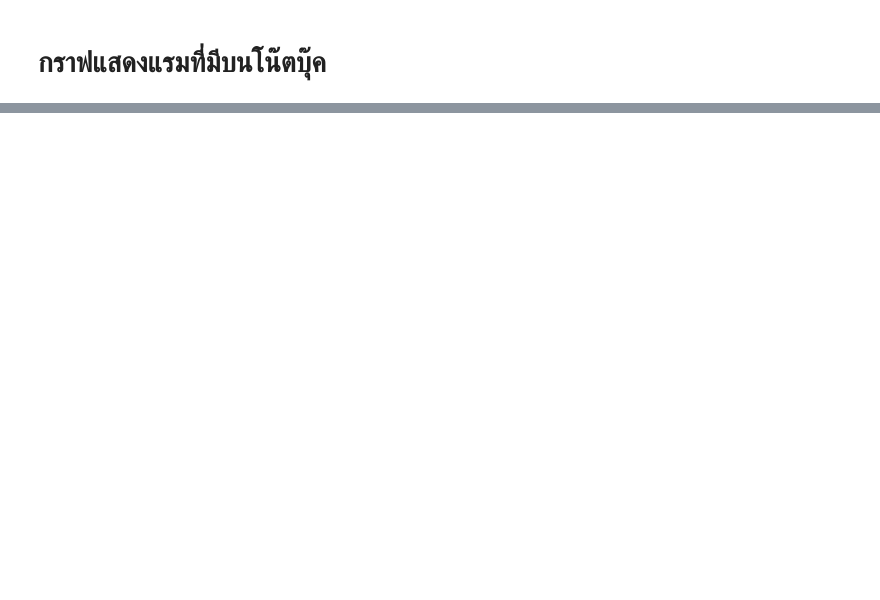
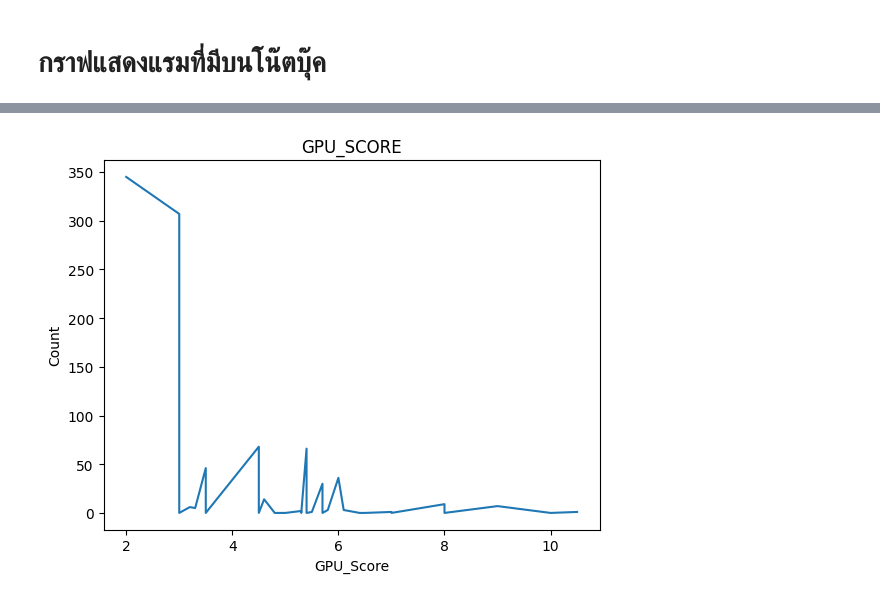
Before and after one commit to DaoRungphailin/Project_Which_Laptop_Should_I_Pick, a Jupyter notebook: Laptop_Recommend(1).ipynb, the cells around one changed output, grey strips where cells are left out. Saved outputs shown, nothing was run; the diff lists cells and outputs as text; code cells hidden in the pictures; blank space fills up the shorter version.

```diff
--- a/Laptop_Recommend(1).ipynb
+++ b/Laptop_Recommend(1).ipynb
@@ -142,0 +176,18 @@ plt.show()
+# %%
+gpu_score = [10.5, 10, 9, 8, 8, 7, 7, 6.5, 6.4, 6.3, 6.1, 6, 5.8, 5.7, 5.7, 5.5,
+             5.4, 5.4, 5.3, 5.3, 5, 4.8, 4.6, 4.5, 4.5, 3.5, 3.5, 3.5, 3.3, 3.2, 3, 3, 2]
+gpu = []
+gpu_score.sort()
+for i in range(0, len(gpu_score)):
+    gpu.append(int(0))
+for i in range(0, len(data)):
+    temp_data = data[i][7]
+    temp_index = gpu_score.index(temp_data)
+    gpu[temp_index] += 1
+plt.plot(gpu_score,gpu)
+plt.xlabel('GPU_Score')
+plt.ylabel("Count")
+plt.title("GPU_SCORE")
+del gpu,temp_data,temp_index,gpu_score
+# %% [output]
+[figure, added]
```
Also changed, not shown: parts of 20 cells of this notebook.
